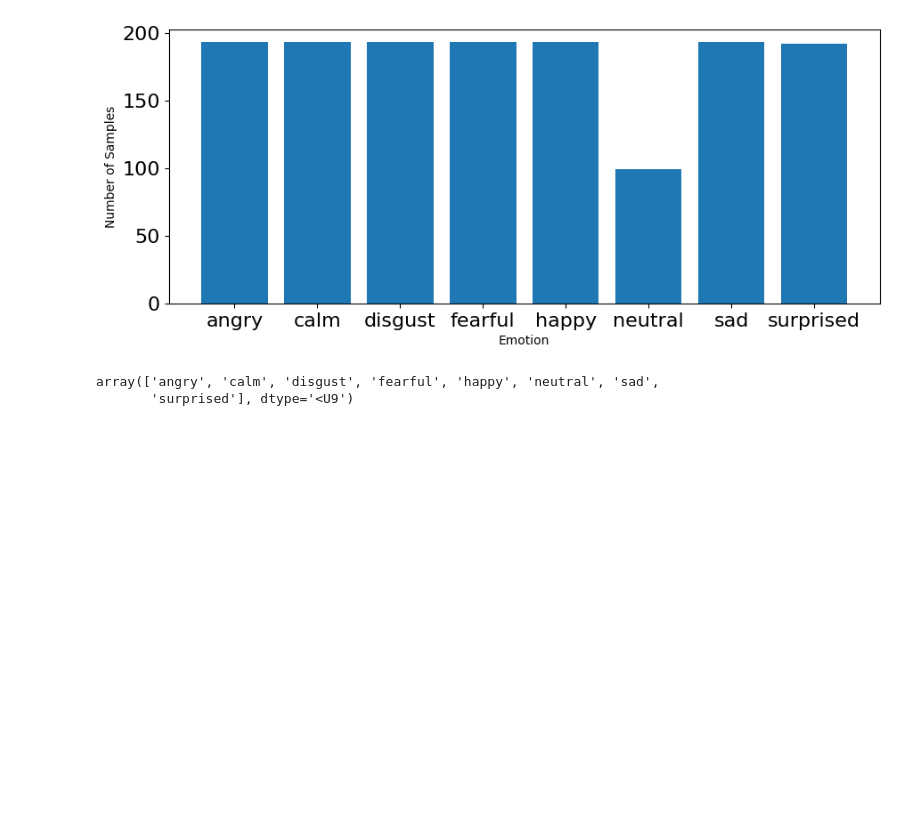
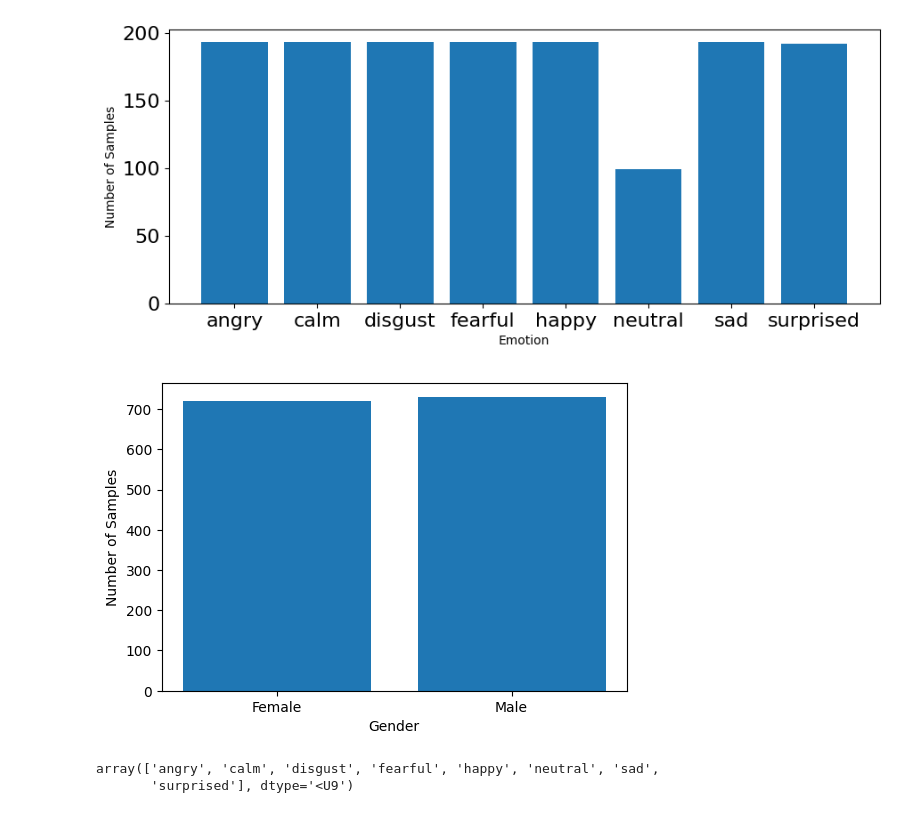
Before and after one commit to rouyu0405/Week2-DataPreprocessing, a Jupyter notebook: week_2.ipynb, the cells around one changed output. Drawn from its saved outputs; the diff is of its cells as text; code cells hidden in the pictures; blank space fills up the shorter version.

Commit message:
Added gender balance

```diff
--- a/week_2.ipynb
+++ b/week_2.ipynb
@@ -715,8 +716,28 @@ def load_data():
     # Return arrays to plug into sklearn's cross-validation algorithms
     return np.array(X), np.array(y)
+# %%
+def get_gender(file_name):
+  actor_num = int(file_name.split("-")[5])
+  if actor_num % 2 == 0:
+    return "Female"
+  else:
+    return "Male"
+# %%
+def load_gender_data():
+  genders = []
+  count = 0
+  for file in audio_files:
+    file_name = os.path.basename(file)
+    gender = get_gender(file_name)
+    genders.append(gender)
+
+    count += 1
+    print('\r' + f' Processed {count}/{1449} audio samples',end=' ')
+  return np.array(genders)
 # %% [markdown]
 We will not compute the feature matrix this week, but we will read the emotion labels for the entire dataset.
 We will explain why the X and Y elements are important in the upcoming weeks.
 # %%
 features, emotions = load_data()
+genders = load_gender_data()
 # %% [output]
@@ -737,6 +758,16 @@ plt.ylabel('Number of Samples')
 plt.show()
 # %% [output]
 [figure]
+# %%
+gender_list, gender_count = np.unique(genders, return_counts=True)
+
+plt.figure(figsize=(6, 4))
+plt.bar(gender_list, gender_count)
+plt.xlabel('Gender')
+plt.ylabel('Number of Samples')
+plt.show()
+# %% [output]
+[figure, added]
 # %%
 emotion_list
 # %% [output]
```
Also changed, not shown: parts of 4 cells of this notebook.
